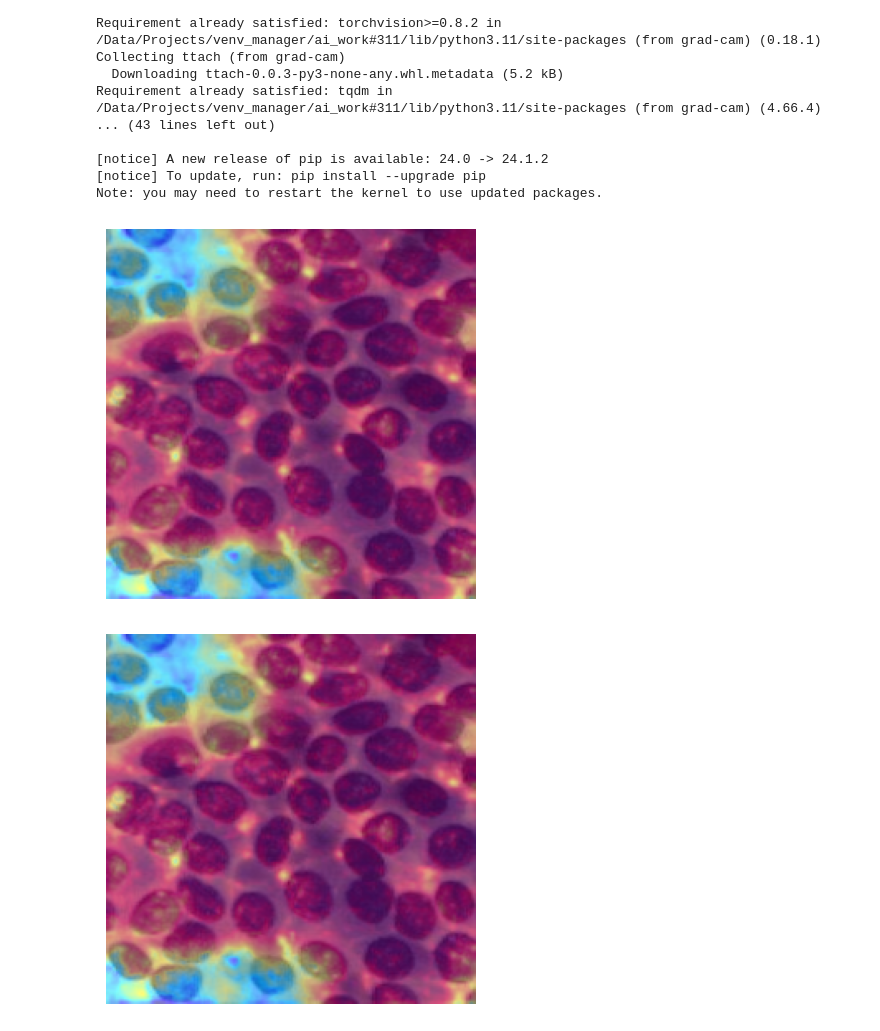
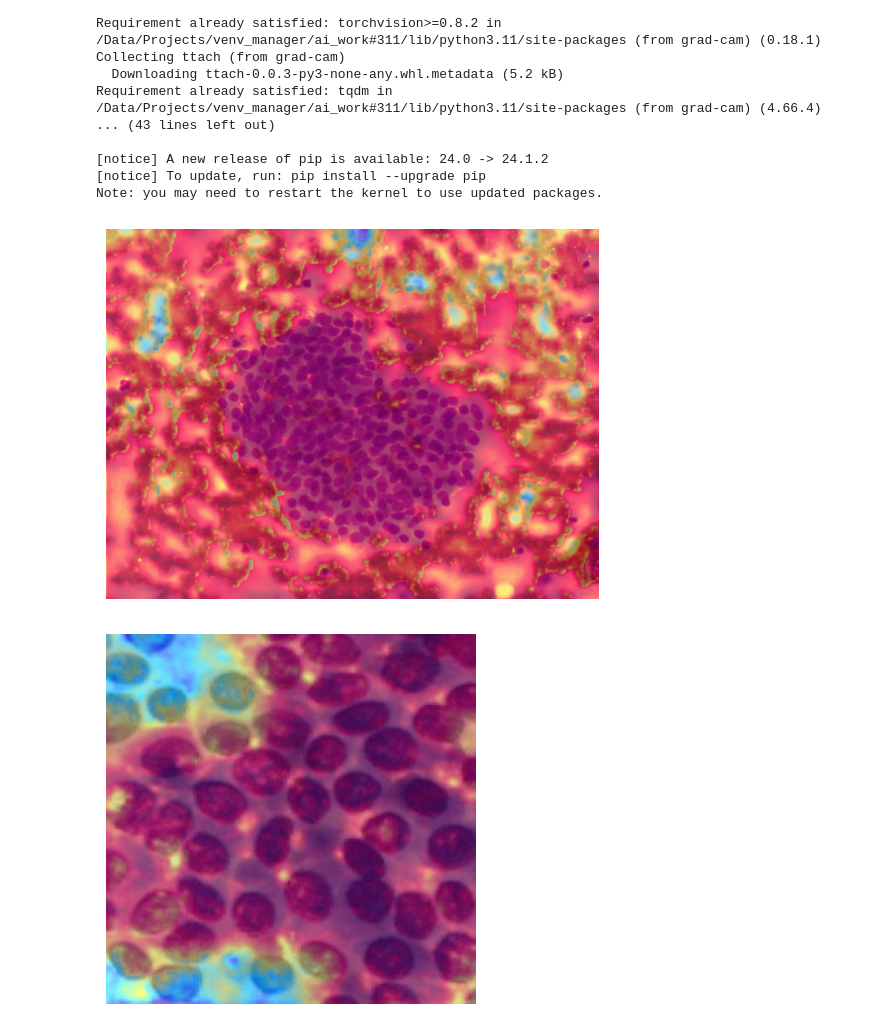
Before and after one commit to Harito97/ThyroidCancerClassifier, a Jupyter notebook: visualize/Image_Level.ipynb, the cells around one changed output. Saved outputs shown, nothing was run; the diff lists cells and outputs as text; code cells hidden in the pictures.

Commit message:
refactor: Update ThyroidCancerClassifier to resize images to 224x224 and improve image processing efficiency

```diff
--- a/visualize/Image_Level.ipynb
+++ b/visualize/Image_Level.ipynb
@@ -453,9 +453,9 @@ def plot_heatmap(heatmap_np, use_rgb=False):
     plt.show()
 
 
-def load_image(image_path):
+def load_image(image_path, size=(224, 224)):
     transform = transforms.Compose([
-        transforms.Resize((224, 224)),
+        transforms.Resize(size),
         transforms.ToTensor(),
         # transforms.Normalize(mean=[0.485, 0.456, 0.406], std=[0.229, 0.224, 0.225]),
     ])
@@ -465,46 +465,47 @@ def load_image(image_path):
 
 target_layers = model.feature_extractor[-2]
 device = torch.device("cuda" if torch.cuda.is_available() else "cpu")
 model.to(device)
 
 # Đường dẫn đến ảnh và label tương ứng
 image_path = '/Data/Projects/ThyroidCancer_InfoData_Local/dataver3/train/B5/431_3.jpg'
-image_path = '/Data/Projects/ThyroidCancer_InfoData_Local/dataver3/train/B5/431_4.jpg'
+# image_path = '/Data/Projects/ThyroidCancer_InfoData_Local/dataver3/train/B5/431_4.jpg'
 
-image_path = '/Data/Projects/ThyroidCancer_InfoData_Local/dataver3/test/.B2/10_2.jpg'
-image_path = '/Data/Projects/ThyroidCancer_InfoData_Local/dataver3/test/.B2/8_4.jpg'
-image_path = '/Data/Projects/ThyroidCancer_InfoData_Local/dataver3/test/.B2/7_4.jpg'
-image_path = '/Data/Projects/ThyroidCancer_InfoData_Local/dataver3/test/.B2/6_4.jpg'
+# image_path = '/Data/Projects/ThyroidCancer_InfoData_Local/dataver3/test/.B2/10_2.jpg'
+# image_path = '/Data/Projects/ThyroidCancer_InfoData_Local/dataver3/test/.B2/8_4.jpg'
+# image_path = '/Data/Projects/ThyroidCancer_InfoData_Local/dataver3/test/.B2/7_4.jpg'
+# image_path = '/Data/Projects/ThyroidCancer_InfoData_Local/dataver3/test/.B2/6_4.jpg'
 
-image_path = '/Data/Projects/ThyroidCancer_InfoData_Local/dataver3/test/B6/78_3.jpg'
-image_path = '/Data/Projects/ThyroidCancer_InfoData_Local/dataver3/test/B6/78_4.jpg'
-image_path = '/Data/Projects/ThyroidCancer_InfoData_Local/dataver3/test/B6/63_1.jpg'
-image_path = '/Data/Projects/ThyroidCancer_InfoData_Local/dataver3/train/B6/630_2.jpg'
-image_path = '/Data/Projects/ThyroidCancer_InfoData_Local/dataver3/train/B6/628_0.jpg'
-image_path = '/Data/Projects/ThyroidCancer_InfoData_Local/dataver3/train/B6/620_0.jpg'
+# image_path = '/Data/Projects/ThyroidCancer_InfoData_Local/dataver3/test/B6/78_3.jpg'
+# image_path = '/Data/Projects/ThyroidCancer_InfoData_Local/dataver3/test/B6/78_4.jpg'
+# image_path = '/Data/Projects/ThyroidCancer_InfoData_Local/dataver3/test/B6/63_1.jpg'
+# image_path = '/Data/Projects/ThyroidCancer_InfoData_Local/dataver3/train/B6/630_2.jpg'
+# image_path = '/Data/Projects/ThyroidCancer_InfoData_Local/dataver3/train/B6/628_0.jpg'
+# image_path = '/Data/Projects/ThyroidCancer_InfoData_Local/dataver3/train/B6/620_0.jpg'
+image_path = '/Data/Projects/ThyroidCancer/Phase1/Data/origin_data/B256/B5/z5122228469384_996f901c14d344eb703ad5447ad17a4c.jpg'
 
-input_image = load_image(image_path)
+input_image = load_image(image_path, size=(768, 1024))
 input_image = input_image.to(device)
 input_tensor = input_image
 input_tensor.requires_grad = True
 
 cam = GradCAM(model=model, target_layers=target_layers)
 targets = None
 targets = [ClassifierOutputTarget(0)]
 
 # You can also pass aug_smooth=True and eigen_smooth=True, to apply smoothing.
 grayscale_cam = cam(input_tensor=input_tensor, targets=targets)
 
 # In this example grayscale_cam has only one image in the batch:
 grayscale_cam = grayscale_cam[0, :]
 img_np = input_tensor.squeeze(0).cpu().detach().numpy()
 img_np = np.transpose(img_np, (1, 2, 0))
 visualization = show_cam_on_image(img_np, grayscale_cam, use_rgb=False)
 
 # Ví dụ sử dụng:
 plot_heatmap(visualization)
 # %% [output]
-[figure, old version]
+[figure, new version]
 # %%
 import matplotlib.pyplot as plt
 
```
Also changed, not shown: 2 other files.
